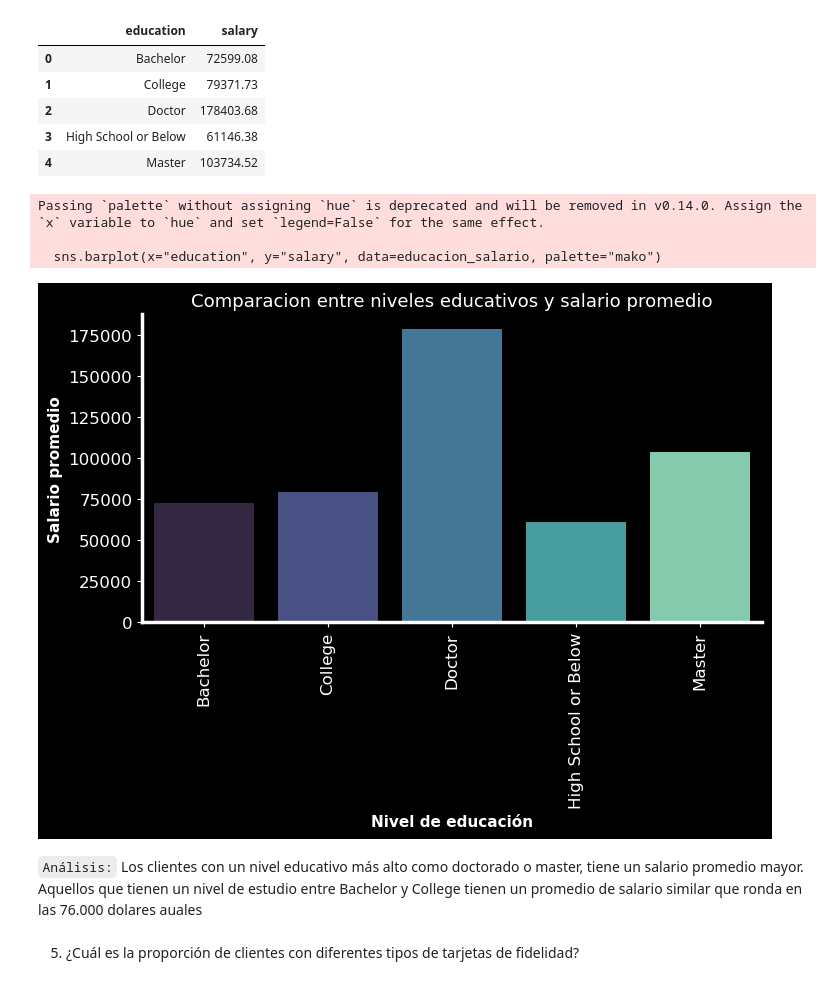
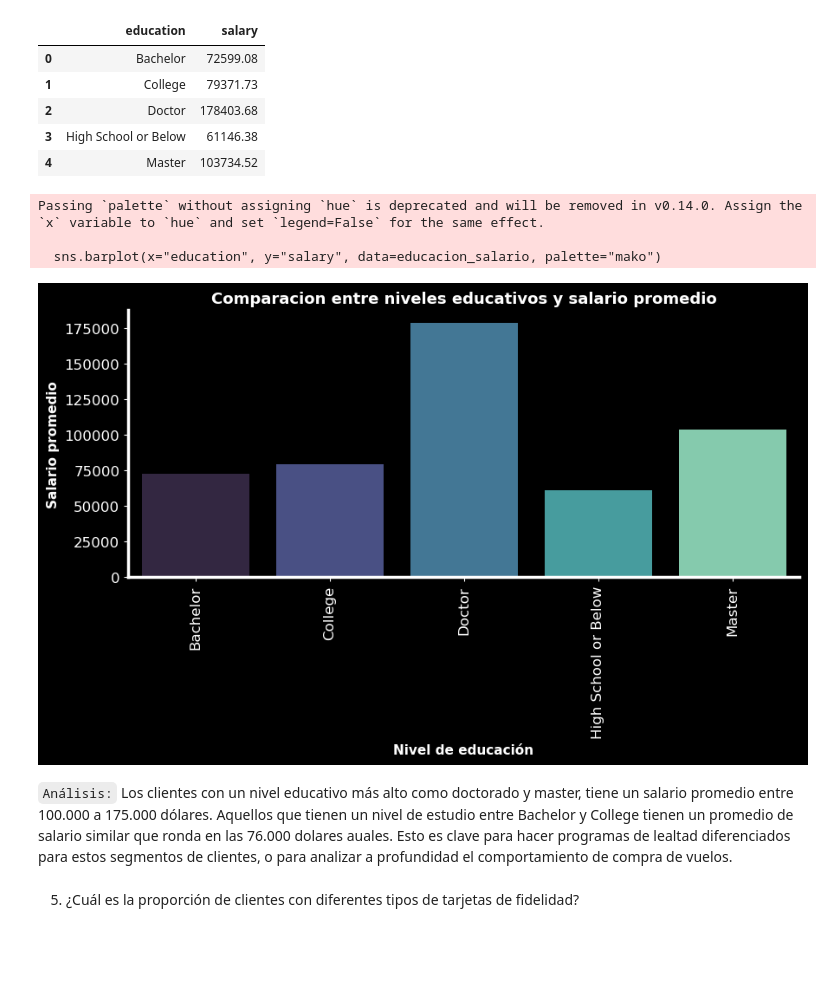
Before and after one commit to Adalab/bda-modulo-3-evaluacion-final-AndreaGonzalezG, a Jupyter notebook: Examen_mod_3_Fase2.ipynb, the cells around one changed output. Drawn from its saved outputs; the diff is of its cells as text; code cells hidden in the pictures; blank space fills up the shorter version.

Commit message:
Visualizacion con analisis

```diff
--- a/Examen_mod_3_Fase2.ipynb
+++ b/Examen_mod_3_Fase2.ipynb
@@ -165,39 +168,40 @@ educacion_salario
 | 3 | High School or Below | 61146.38 |
 | 4 | Master | 103734.52 |
 # %%
-fig, ax = plt.subplots(figsize=(8, 4))
+# Creación de figura
+fig, ax = plt.subplots(figsize=(10, 4))
 fig.patch.set_facecolor('black')  # Cambiar el fondo de toda la figura a negro
 ax.set_facecolor('black')         # Cambiar el fondo del área de los ejes a negro
 
 sns.barplot(x="education", y="salary", data=educacion_salario, palette="mako")
 
 # Etiqueta del eje Y con ajustes de color y tamaño
 plt.ylabel("Salario promedio", fontsize=11, weight='bold', color= "white" )
 plt.xlabel('Nivel de educación', fontsize=11, weight='bold', color= "white")
-plt.title("Comparacion entre niveles educativos y salario promedio", fontsize = 13,color= "white" )
+plt.title("Comparacion entre niveles educativos y salario promedio", fontsize = 13,color= "white", loc='center', weight='bold')
 
-# Personalizar los ejes (spines) para que sean amarillos
+# Personalizar los ejes
 ax.spines['top'].set_visible(False)     # Ocultar la línea superior
 ax.spines['right'].set_visible(False)   # Ocultar la línea derecha
 ax.spines['left'].set_linewidth(2.5)    # Hacer más gruesa la línea del eje Y
 ax.spines['bottom'].set_linewidth(2.5)  # Hacer más gruesa la línea del eje X
 ax.spines['left'].set_color('white')   # Cambiar el color de la línea del eje Y
 ax.spines['bottom'].set_color('white'); # Cambiar el color de la línea del eje
 
 
 
-# Cambiar el color de los números de los ejes a
-ax.tick_params(axis='x', colors='white', labelsize=12)  # Cambiar el color y tamaño de los números del eje X a amarillo
-ax.tick_params(axis='y', colors='white', labelsize=12)  # Cambiar el color y tamaño de los números del eje Y a amarillo
-# Ajustes adicionales para rotar las etiquetas del eje X
+# Cambiar el color de los números de los ejes
+ax.tick_params(axis='x', colors='white', labelsize=12)
+ax.tick_params(axis='y', colors='white', labelsize=12)
+# Ajustes para rotar las etiquetas del eje X
 plt.xticks(rotation=90);
 # %% [output]
 Passing `palette` without assigning `hue` is deprecated and will be removed in v0.14.0. Assign the `x` variable to `hue` and set `legend=False` for the same effect.
 
   sns.barplot(x="education", y="salary", data=educacion_salario, palette="mako")
-[figure, old version]
+[figure, new version]
 # %% [markdown]
-`Análisis:` Los clientes con un nivel educativo más alto como doctorado o master, tiene un salario promedio mayor. Aquellos que tienen un nivel de estudio entre Bachelor y College tienen un promedio de salario similar que ronda en las 76.000 dolares auales
+`Análisis:` Los clientes con un nivel educativo más alto como doctorado y master, tiene un salario promedio entre 100.000 a 175.000 dólares. Aquellos que tienen un nivel de estudio entre Bachelor y College tienen un promedio de salario similar que ronda en las 76.000 dolares auales. Esto es clave para hacer programas de lealtad diferenciados para estos segmentos de clientes, o para analizar a profundidad el comportamiento de compra de vuelos.
 # %% [markdown]
 5. ¿Cuál es la proporción de clientes con diferentes tipos de tarjetas de fidelidad?
 # %%
```
Also changed, not shown: parts of 12 cells of this notebook.
